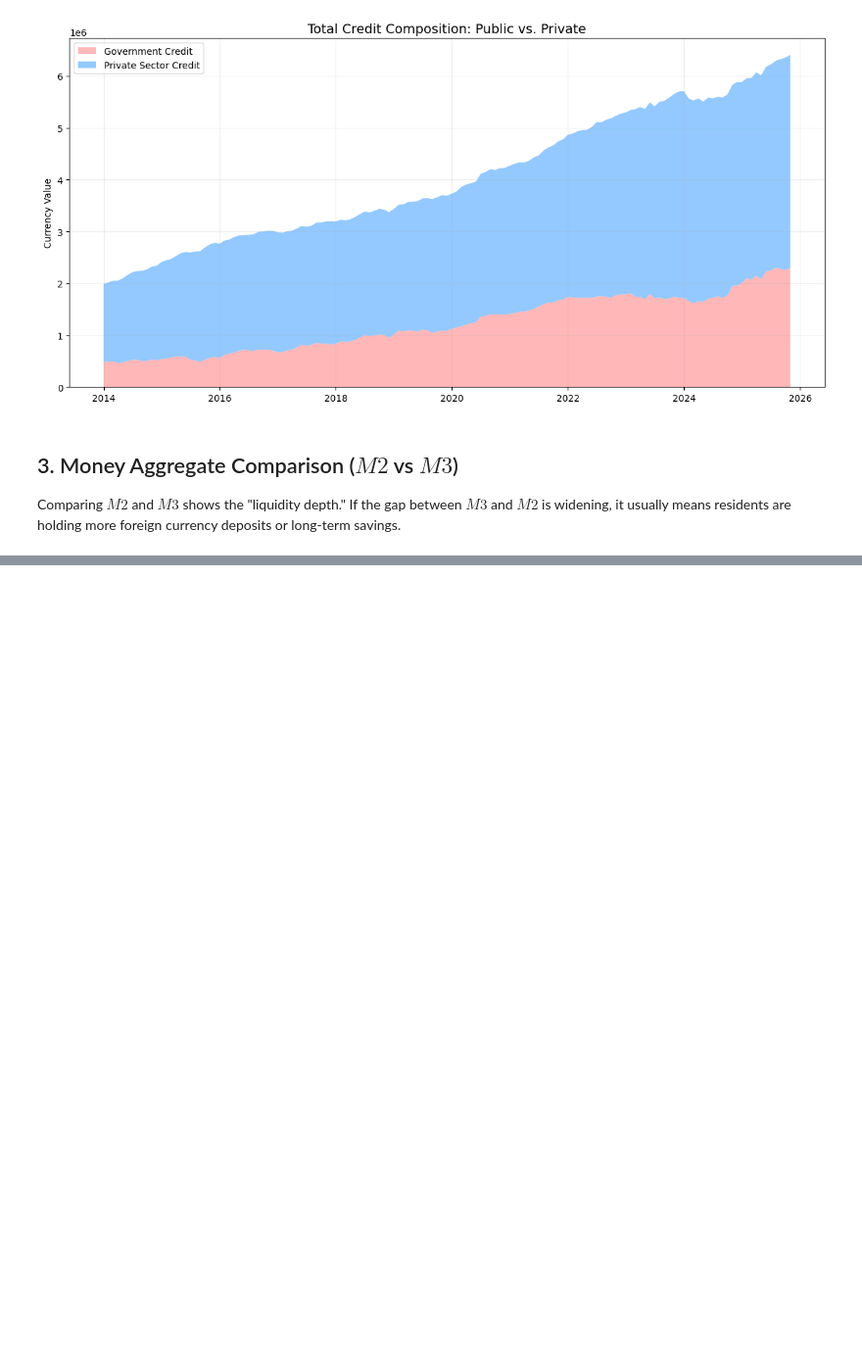
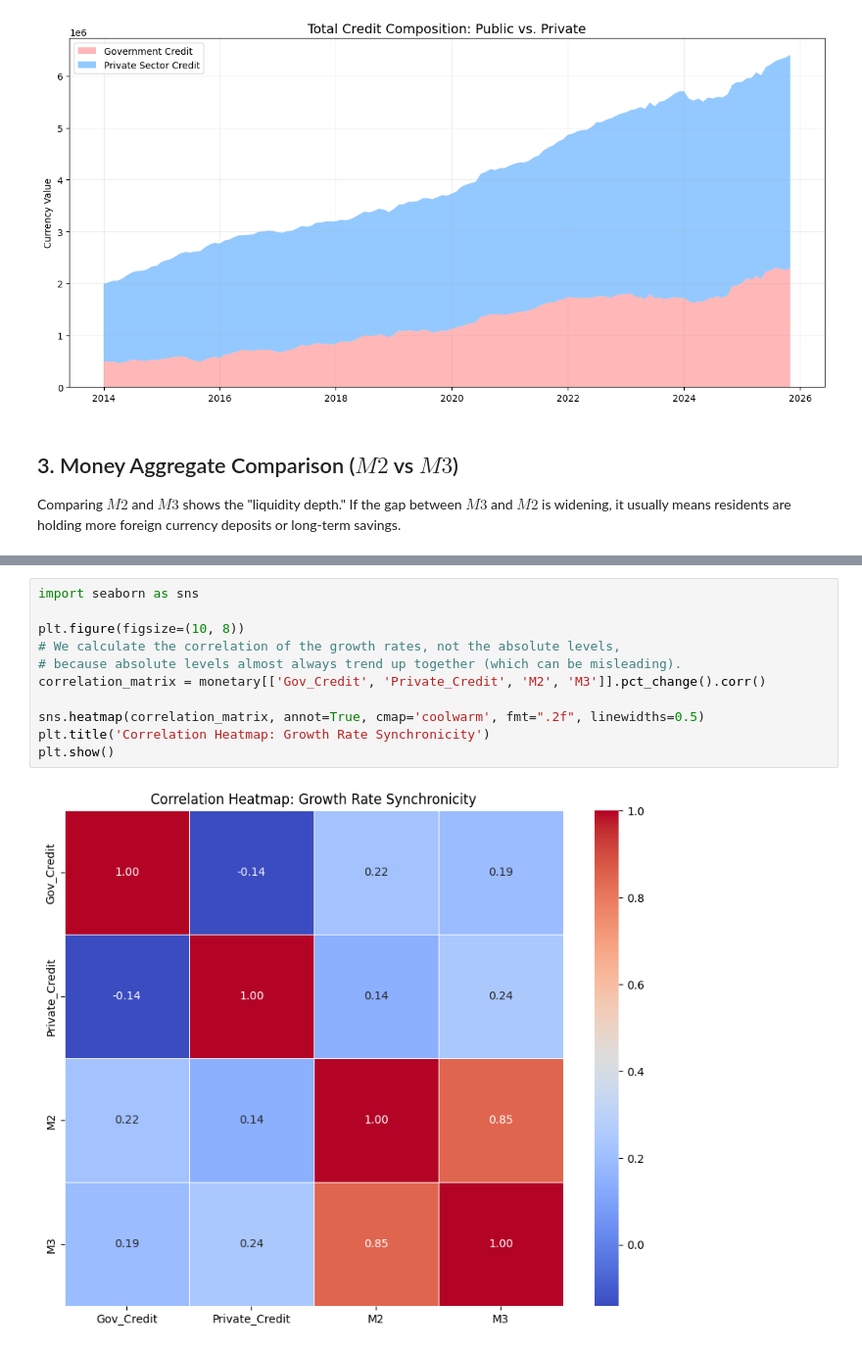
Before and after one commit to asaphray/cbk-macroeconomic-analysis, a Jupyter notebook: notebooks/python/03_monetary_analysis.ipynb, the cells around one changed output, grey strips where cells are left out. Shown at 98% size. Cells and saved outputs as stored; diff of their text form; blank space fills up the shorter version.

```diff
--- a/notebooks/python/03_monetary_analysis.ipynb
+++ b/notebooks/python/03_monetary_analysis.ipynb
@@ -133,0 +178,13 @@ plt.show()
+# %%
+import seaborn as sns
+
+plt.figure(figsize=(10, 8))
+# We calculate the correlation of the growth rates, not the absolute levels,
+# because absolute levels almost always trend up together (which can be misleading).
+correlation_matrix = monetary[['Gov_Credit', 'Private_Credit', 'M2', 'M3']].pct_change().corr()
+
+sns.heatmap(correlation_matrix, annot=True, cmap='coolwarm', fmt=".2f", linewidths=0.5)
+plt.title('Correlation Heatmap: Growth Rate Synchronicity')
+plt.show()
+# %% [output]
+[figure, added]
```
Also changed, not shown: parts of 8 cells of this notebook.
